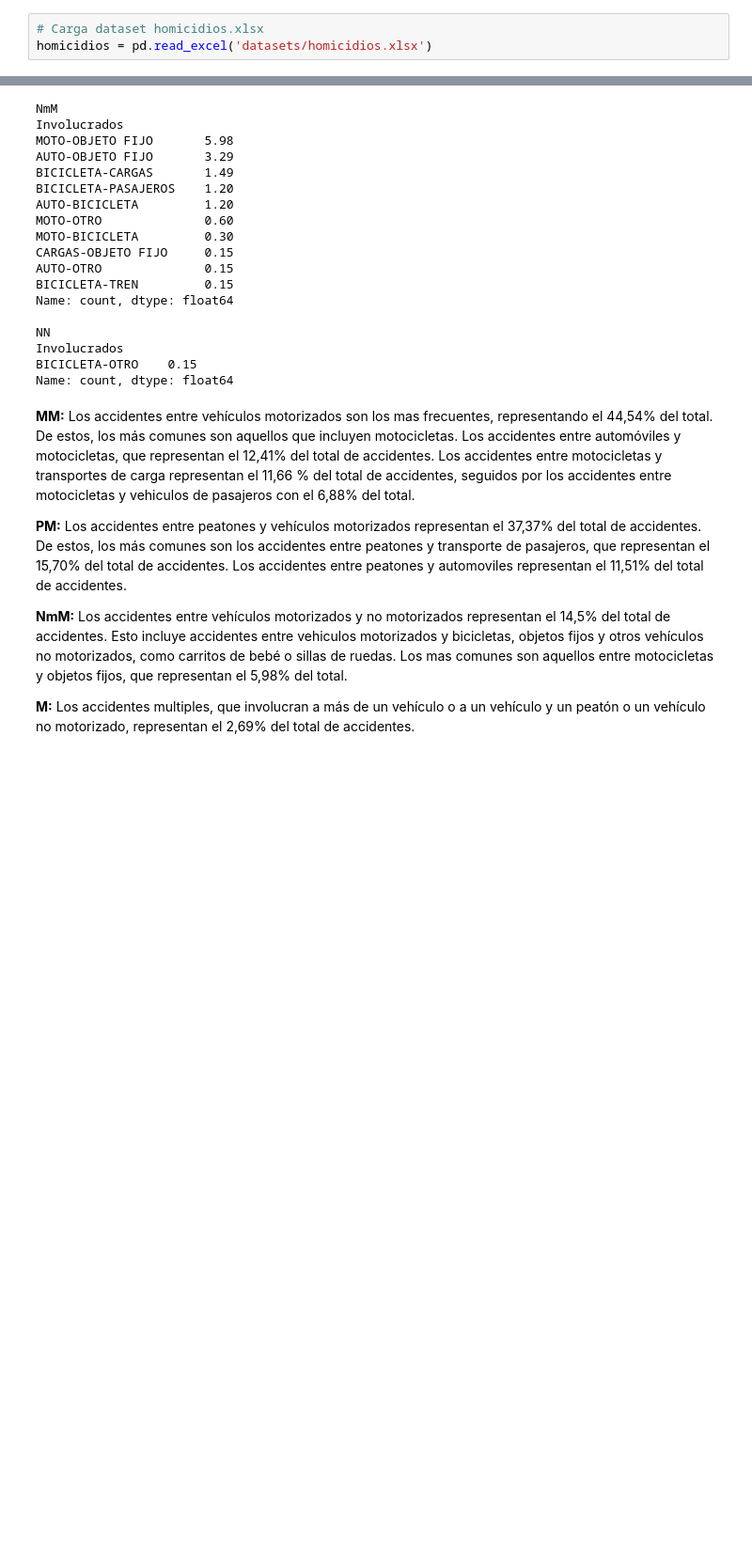
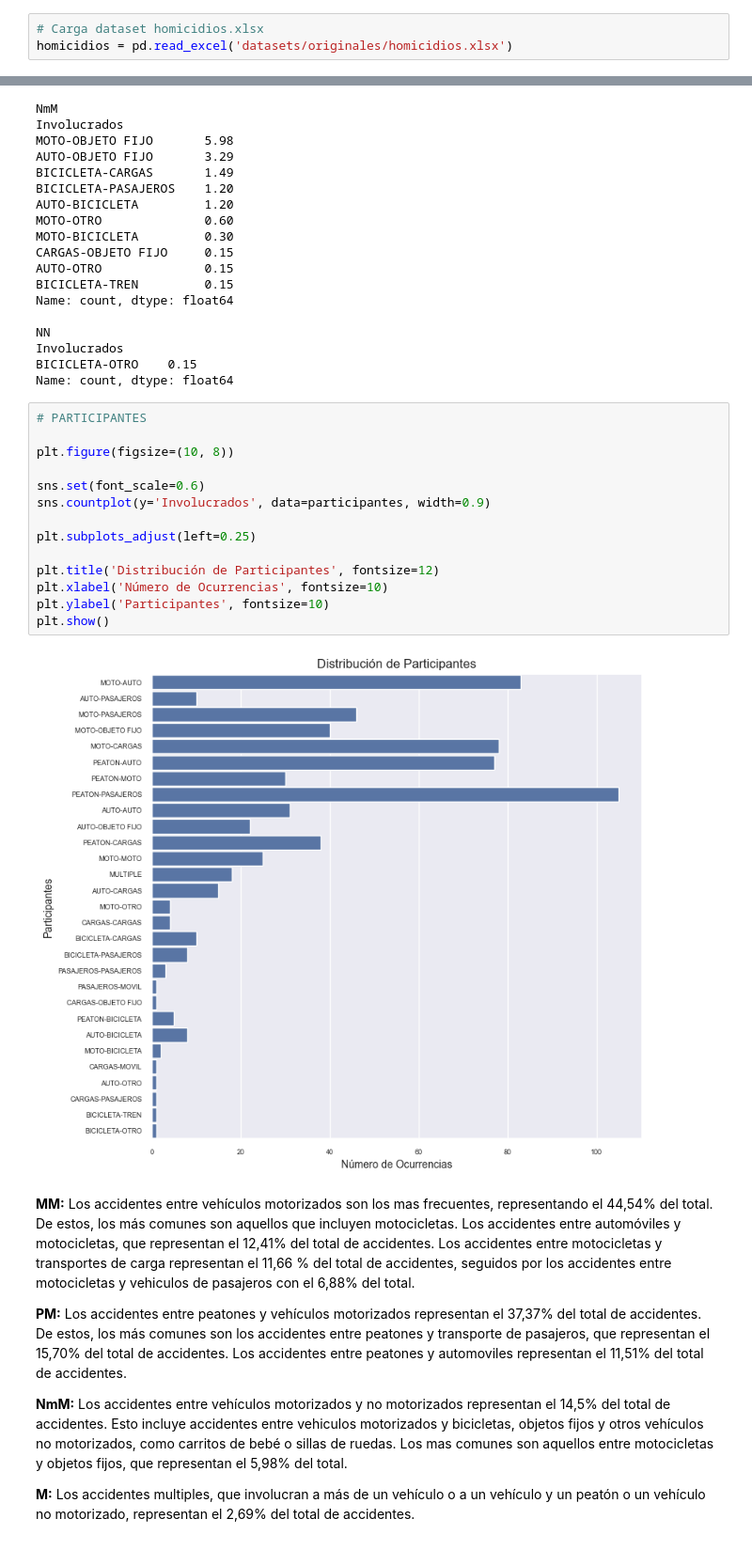
Before and after one commit to pono33/PIDA_SiniestrosViales_CABA, a Jupyter notebook: EDA.ipynb, the cells around one changed output, grey strips where cells are left out. Shown: that part at 94% size. Drawn from its saved outputs; the diff is of its cells as text; blank space fills up the shorter version.

```diff
--- a/EDA.ipynb
+++ b/EDA.ipynb
@@ -6,7 +6,7 @@ import matplotlib.pyplot as plt
 import seaborn as sns
 # %%
 # Carga dataset homicidios.xlsx
-homicidios = pd.read_excel('datasets/homicidios.xlsx')
+homicidios = pd.read_excel('datasets/originales/homicidios.xlsx')
 # %%
 homicidios.info()
 # %% [output]
@@ -608,6 +606,22 @@ NN
 Involucrados
 BICICLETA-OTRO    0.15
 Name: count, dtype: float64
+# %%
+# PARTICIPANTES
+
+plt.figure(figsize=(10, 8))
+
+sns.set(font_scale=0.6)
+sns.countplot(y='Involucrados', data=participantes, width=0.9)
+
+plt.subplots_adjust(left=0.25)
+
+plt.title('Distribución de Participantes', fontsize=12)
+plt.xlabel('Número de Ocurrencias', fontsize=10)
+plt.ylabel('Participantes', fontsize=10)
+plt.show()
+# %% [output]
+[figure, added]
 # %% [markdown]
 **MM:**
 Los accidentes entre vehículos motorizados son los mas frecuentes, representando el 44,54% del total. De estos, los más comunes son aquellos que incluyen motocicletas. Los accidentes entre automóviles y motocicletas, que representan el 12,41% del total de accidentes. Los accidentes entre motocicletas y transportes de carga representan el 11,66 % del total de accidentes, seguidos por los accidentes entre motocicletas y vehiculos de pasajeros con el 6,88% del total.
```
Also changed, not shown: parts of 8 cells of this notebook, 11 other files.
